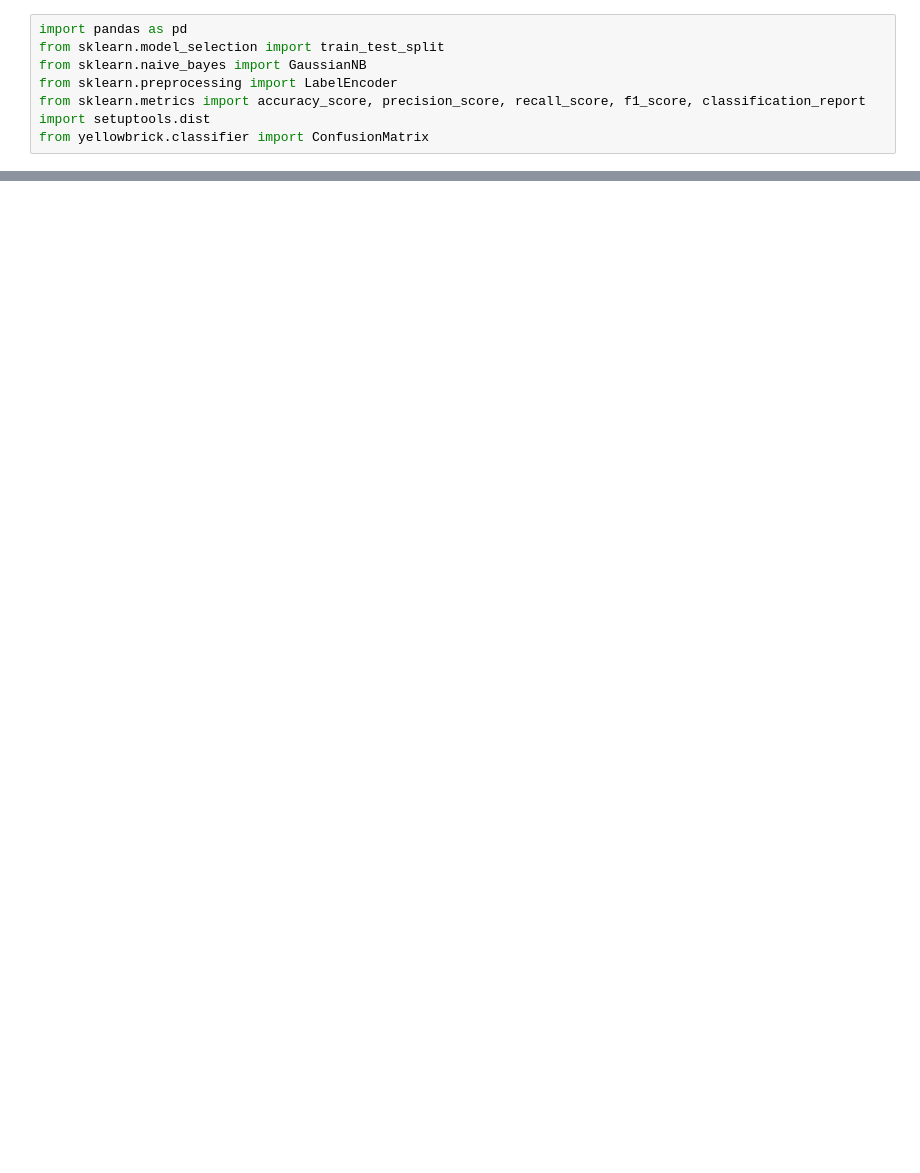
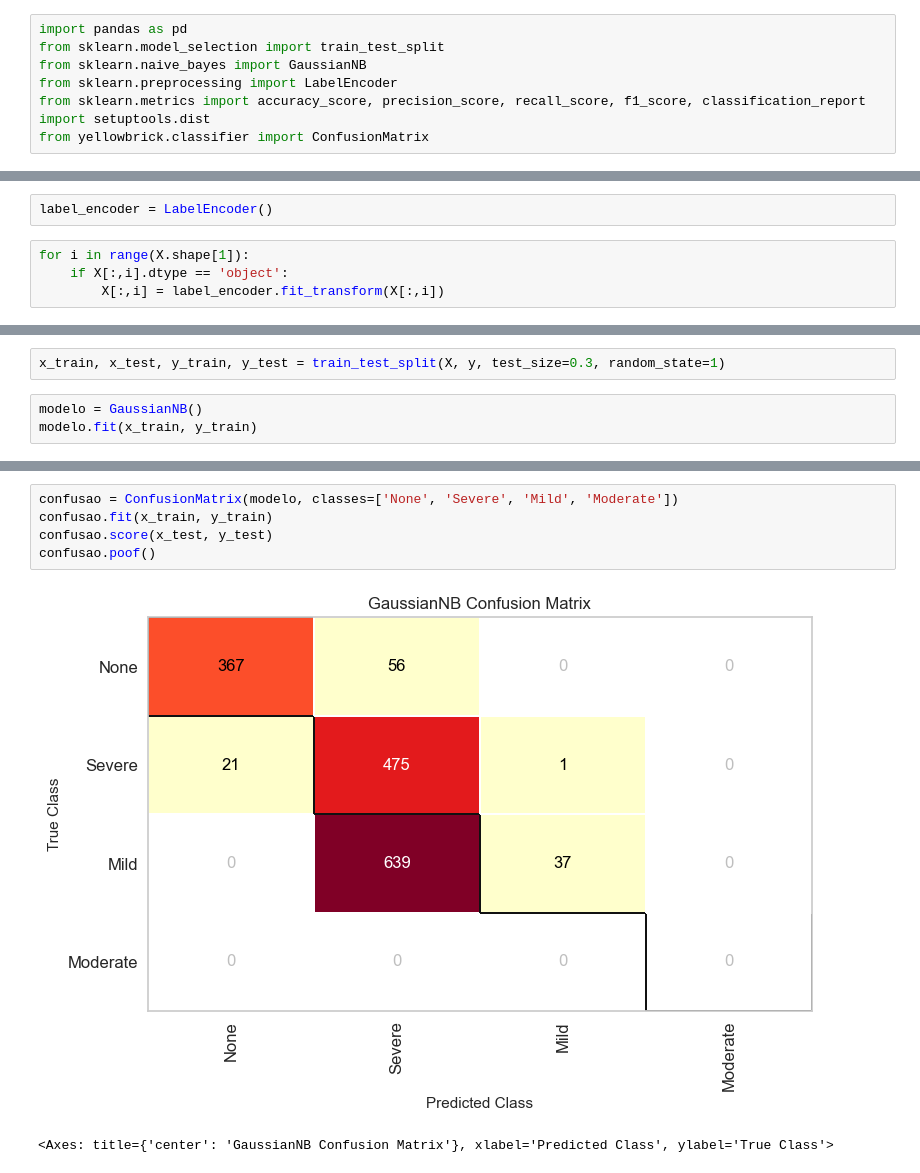
Before and after one commit to GuilhermePereiraRamalho/Formacao-Inteligencia-Artificial-e-Machine-Learning, a Jupyter notebook: algoritmos_machine_learning/NaiveBayes.ipynb, the cells around one changed output, grey strips where cells are left out. Cells and saved outputs as stored; diff of their text form; blank space fills up the shorter version.

```diff
--- a/algoritmos_machine_learning/NaiveBayes.ipynb
+++ b/algoritmos_machine_learning/NaiveBayes.ipynb
@@ -37,0 +50,6 @@ x = base.iloc[:,[1,2,3,4,5,6,8,9,10,11,12,13,14,15,16,17,18,19,20,21,22,23,24,25
+# %%
+label_encoder = LabelEncoder()
+# %%
+for i in range(X.shape[1]):
+    if X[:,i].dtype == 'object':
+        X[:,i] = label_encoder.fit_transform(X[:,i])
@@ -37,0 +69,5 @@ x = base.iloc[:,[1,2,3,4,5,6,8,9,10,11,12,13,14,15,16,17,18,19,20,21,22,23,24,25
+# %%
+x_train, x_test, y_train, y_test = train_test_split(X, y, test_size=0.3, random_state=1)
+# %%
+modelo = GaussianNB()
+modelo.fit(x_train, y_train)
@@ -37,0 +109,8 @@ x = base.iloc[:,[1,2,3,4,5,6,8,9,10,11,12,13,14,15,16,17,18,19,20,21,22,23,24,25
+# %%
+confusao = ConfusionMatrix(modelo, classes=['None', 'Severe', 'Mild', 'Moderate'])
+confusao.fit(x_train, y_train)
+confusao.score(x_test, y_test)
+confusao.poof()
+# %% [output]
+[figure, added]
+<Axes: title={'center': 'GaussianNB Confusion Matrix'}, xlabel='Predicted Class', ylabel='True Class'>
```
Also changed, not shown: parts of 11 cells of this notebook.
